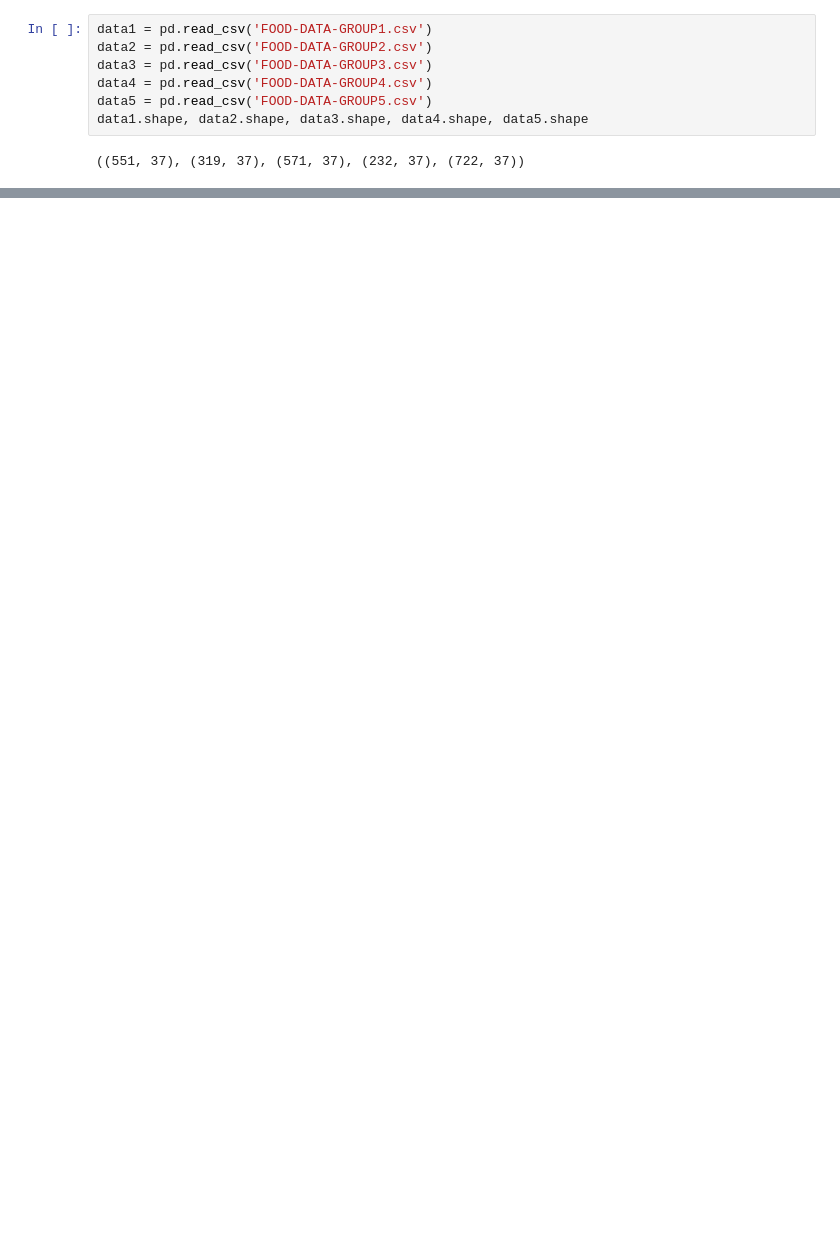
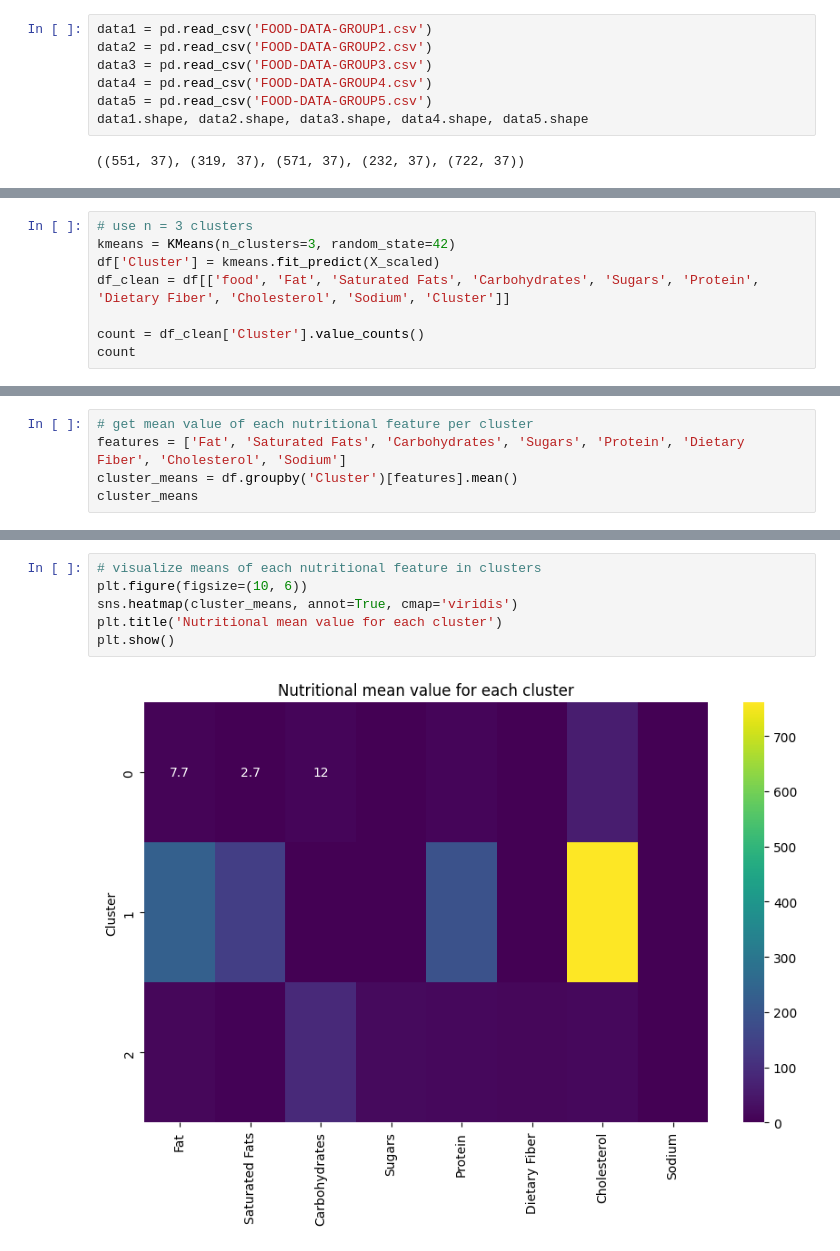
Before and after one commit to colinsutedja/Foodbook, a Jupyter notebook: dataset/clean_data.ipynb, the cells around one changed output, grey strips where cells are left out. Cells and saved outputs as stored; diff of their text form; blank space fills up the shorter version.

```diff
--- a/dataset/clean_data.ipynb
+++ b/dataset/clean_data.ipynb
@@ -28,0 +133,8 @@ data
+# %%
+# use n = 3 clusters
+kmeans = KMeans(n_clusters=3, random_state=42)
+df['Cluster'] = kmeans.fit_predict(X_scaled)
+df_clean = df[['food', 'Fat', 'Saturated Fats', 'Carbohydrates', 'Sugars', 'Protein', 'Dietary Fiber', 'Cholesterol', 'Sodium', 'Cluster']]
+
+count = df_clean['Cluster'].value_counts()
+count
@@ -28,0 +165,5 @@ data
+# %%
+# get mean value of each nutritional feature per cluster
+features = ['Fat', 'Saturated Fats', 'Carbohydrates', 'Sugars', 'Protein', 'Dietary Fiber', 'Cholesterol', 'Sodium']
+cluster_means = df.groupby('Cluster')[features].mean()
+cluster_means
@@ -28,0 +176,8 @@ data
+# %%
+# visualize means of each nutritional feature in clusters
+plt.figure(figsize=(10, 6))
+sns.heatmap(cluster_means, annot=True, cmap='viridis')
+plt.title('Nutritional mean value for each cluster')
+plt.show()
+# %% [output]
+[figure, added]
```
Also changed, not shown: parts of 10 cells of this notebook, 1 other file.
